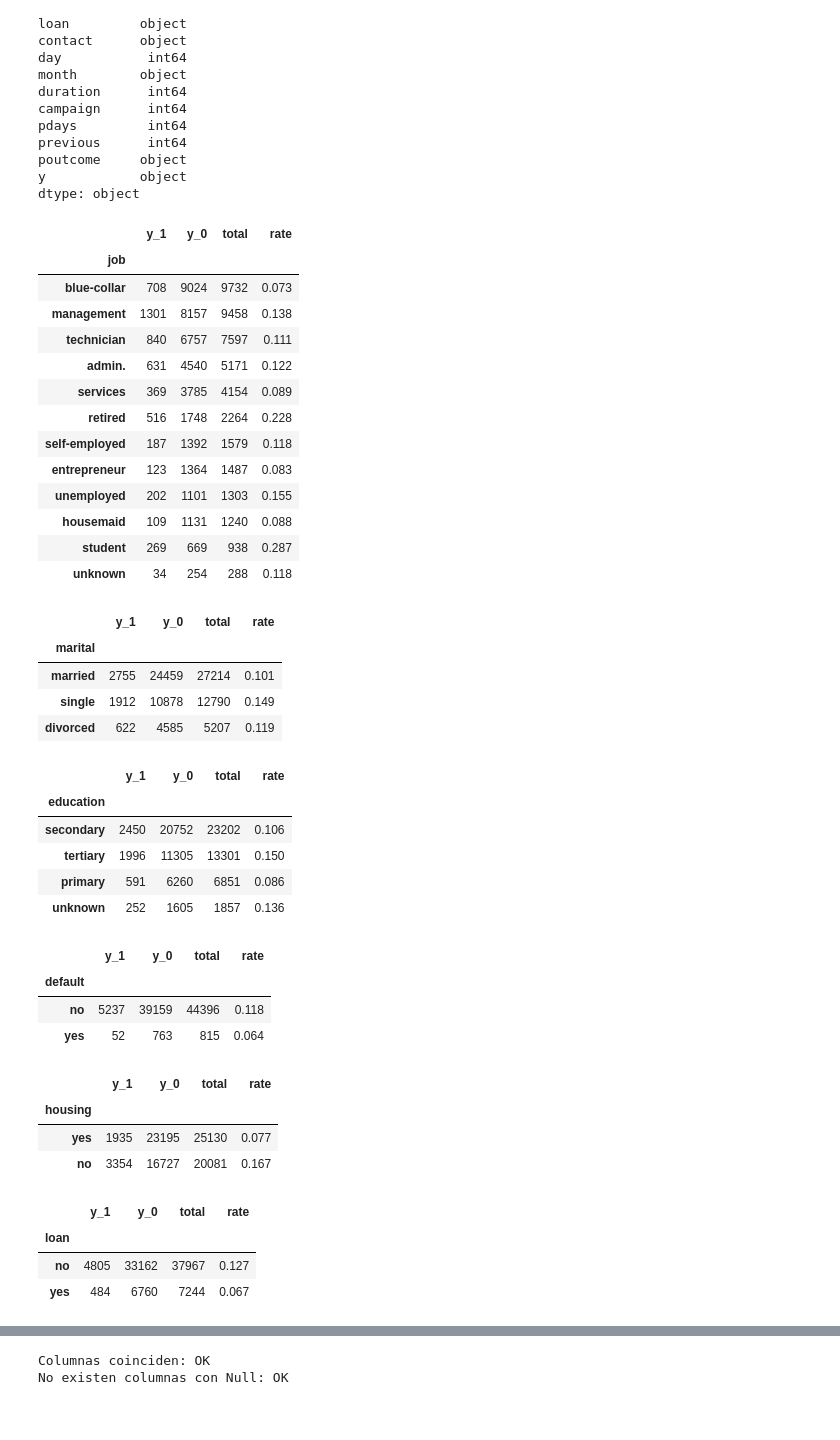
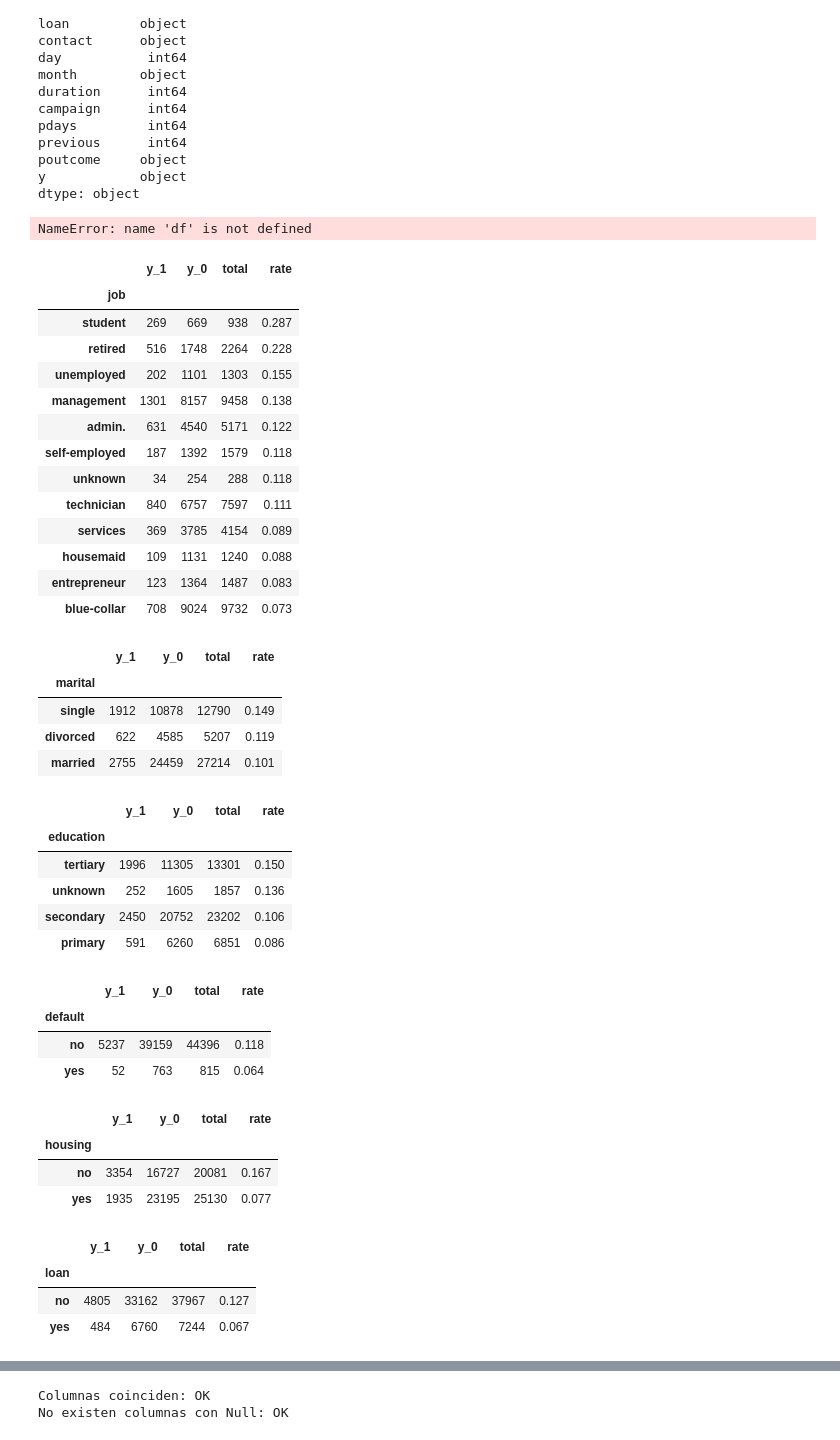
Before and after one commit to MartinezVG/Rindegastos_task, a Jupyter notebook: Codigo.ipynb, the cells around one changed output, grey strips where cells are left out. Cells and saved outputs as stored; diff of their text form; code cells hidden in the pictures.

```diff
--- a/Codigo.ipynb
+++ b/Codigo.ipynb
@@ -76,10 +72,10 @@ y            object
 dtype: object
 # %%
 target_col = "y"
-NUM_COLS = ["age","balance","day","duration","campaign","pdays","previous"
+num_cols = ["age","balance","day","duration","campaign","pdays","previous"
 ]
 
-CAT_COLS = [
+cat_cols = [
 "job","marital","education","default","housing","loan","contact","month","poutcome"
 ]
 # %%
@@ -136,0 +103,4 @@ def graph(data_frame):
+# %%
+validacion(df,num_cols,cat_cols)
+# %% [output]
+NameError: name 'df' is not defined
@@ -166,45 +208,45 @@ def resumen_por_categoria(data_frame, cat_cols, target='y'):
                 total='size',
                 rate='mean'
             )
-            .sort_values('total', ascending=False)
+            .sort_values('rate', ascending=False)
         )
         display(t)
 # %%
-resumen_por_categoria(df,cat_cols)
+resumen_por_categoria(df,CAT_COLS)
 # %% [output]
 |  | y_1 | y_0 | total | rate |
 | job |  |  |  |  |
+| student | 269 | 669 | 938 | 0.287 |
+| retired | 516 | 1748 | 2264 | 0.228 |
+| unemployed | 202 | 1101 | 1303 | 0.155 |
+| management | 1301 | 8157 | 9458 | 0.138 |
+| admin. | 631 | 4540 | 5171 | 0.122 |
+| self-employed | 187 | 1392 | 1579 | 0.118 |
+| unknown | 34 | 254 | 288 | 0.118 |
+| technician | 840 | 6757 | 7597 | 0.111 |
+| services | 369 | 3785 | 4154 | 0.089 |
+| housemaid | 109 | 1131 | 1240 | 0.088 |
+| entrepreneur | 123 | 1364 | 1487 | 0.083 |
 | blue-collar | 708 | 9024 | 9732 | 0.073 |
-| management | 1301 | 8157 | 9458 | 0.138 |
-| technician | 840 | 6757 | 7597 | 0.111 |
-| admin. | 631 | 4540 | 5171 | 0.122 |
-| services | 369 | 3785 | 4154 | 0.089 |
-| retired | 516 | 1748 | 2264 | 0.228 |
-| self-employed | 187 | 1392 | 1579 | 0.118 |
-| entrepreneur | 123 | 1364 | 1487 | 0.083 |
-| unemployed | 202 | 1101 | 1303 | 0.155 |
-| housemaid | 109 | 1131 | 1240 | 0.088 |
-| student | 269 | 669 | 938 | 0.287 |
-| unknown | 34 | 254 | 288 | 0.118 |
 |  | y_1 | y_0 | total | rate |
 | marital |  |  |  |  |
-| married | 2755 | 24459 | 27214 | 0.101 |
 | single | 1912 | 10878 | 12790 | 0.149 |
 | divorced | 622 | 4585 | 5207 | 0.119 |
+| married | 2755 | 24459 | 27214 | 0.101 |
 |  | y_1 | y_0 | total | rate |
 | education |  |  |  |  |
+| tertiary | 1996 | 11305 | 13301 | 0.150 |
+| unknown | 252 | 1605 | 1857 | 0.136 |
 | secondary | 2450 | 20752 | 23202 | 0.106 |
-| tertiary | 1996 | 11305 | 13301 | 0.150 |
 | primary | 591 | 6260 | 6851 | 0.086 |
-| unknown | 252 | 1605 | 1857 | 0.136 |
 |  | y_1 | y_0 | total | rate |
 | default |  |  |  |  |
 | no | 5237 | 39159 | 44396 | 0.118 |
 | yes | 52 | 763 | 815 | 0.064 |
 |  | y_1 | y_0 | total | rate |
 | housing |  |  |  |  |
+| no | 3354 | 16727 | 20081 | 0.167 |
 | yes | 1935 | 23195 | 25130 | 0.077 |
-| no | 3354 | 16727 | 20081 | 0.167 |
 |  | y_1 | y_0 | total | rate |
 | loan |  |  |  |  |
 | no | 4805 | 33162 | 37967 | 0.127 |
```
Also changed, not shown: parts of 36 cells of this notebook.
